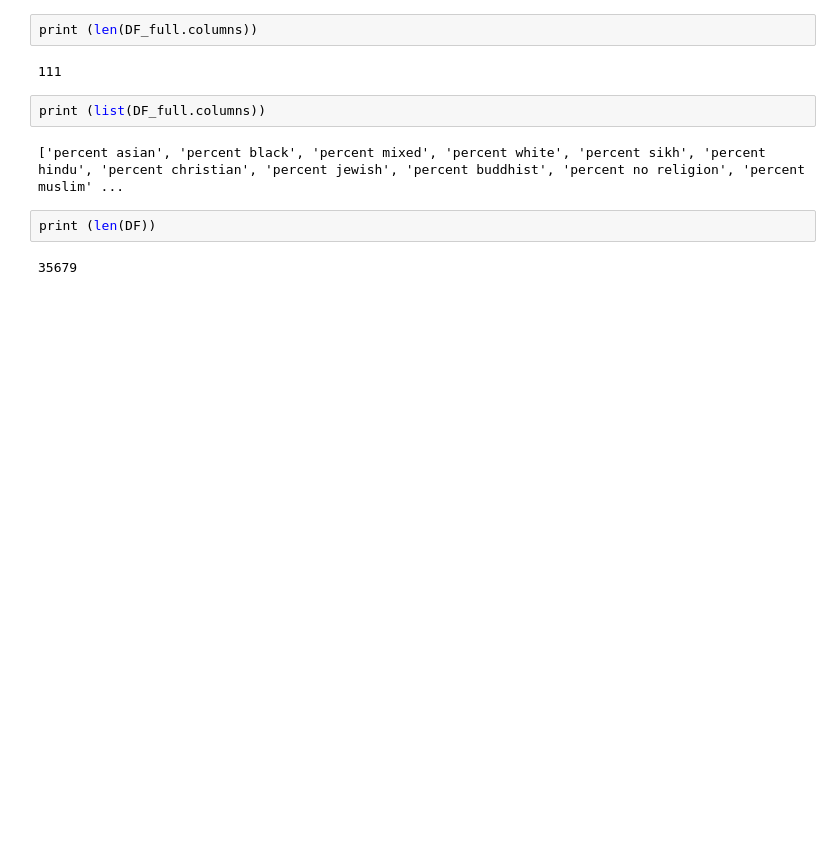
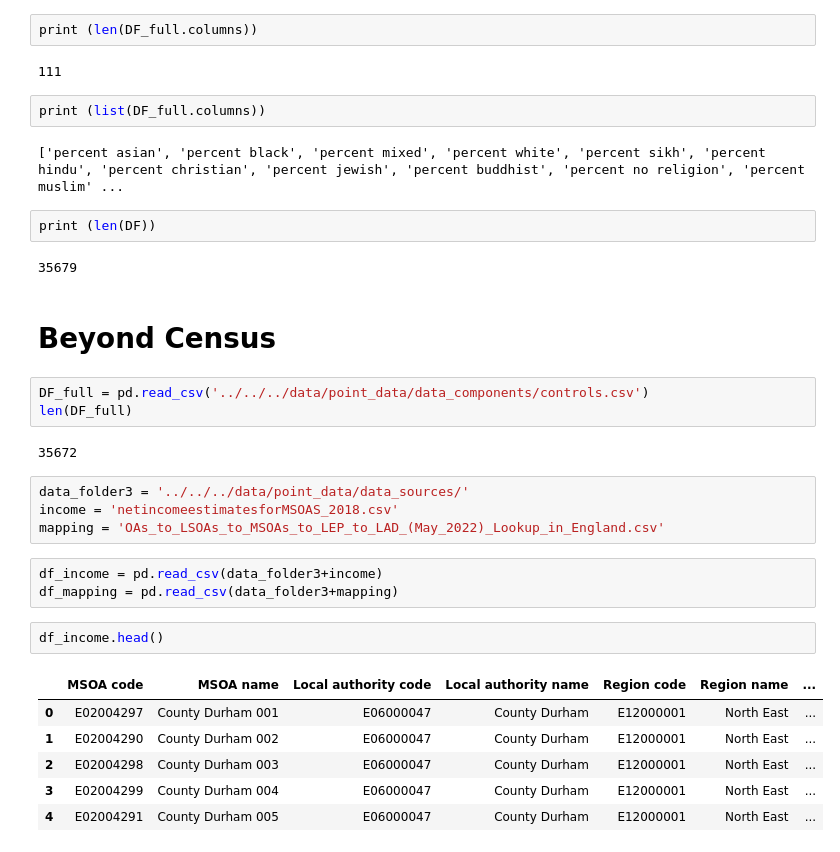
Before and after one commit to sanja7s/MedSat, a Jupyter notebook: code/collate_data/sociodemographic_data_parser/controls-full.ipynb, the cells around one changed output. Cells and saved outputs as stored; diff of their text form; blank space fills up the shorter version.

```diff
--- a/code/collate_data/sociodemographic_data_parser/controls-full.ipynb
+++ b/code/collate_data/sociodemographic_data_parser/controls-full.ipynb
@@ -702,3 +702,26 @@ print (list(DF_full.columns))
 print (len(DF))
 # %% [output]
 35679
+# %% [markdown]
+# Beyond Census
+# %%
+DF_full = pd.read_csv('../../../data/point_data/data_components/controls.csv')
+len(DF_full)
+# %% [output]
+35672
+# %%
+data_folder3 = '../../../data/point_data/data_sources/'
+income = 'netincomeestimatesforMSOAS_2018.csv'
+mapping = 'OAs_to_LSOAs_to_MSOAs_to_LEP_to_LAD_(May_2022)_Lookup_in_England.csv'
+# %%
+df_income = pd.read_csv(data_folder3+income)
+df_mapping = pd.read_csv(data_folder3+mapping)
+# %%
+df_income.head()
+# %% [output]
+|  | MSOA code | MSOA name | Local authority code | Local authority name | Region code | Region name | ... |
+| 0 | E02004297 | County Durham 001 | E06000047 | County Durham | E12000001 | North East | ... |
+| 1 | E02004290 | County Durham 002 | E06000047 | County Durham | E12000001 | North East | ... |
+| 2 | E02004298 | County Durham 003 | E06000047 | County Durham | E12000001 | North East | ... |
+| 3 | E02004299 | County Durham 004 | E06000047 | County Durham | E12000001 | North East | ... |
+| 4 | E02004291 | County Durham 005 | E06000047 | County Durham | E12000001 | North East | ... |
```
Also changed, not shown: parts of 10 cells of this notebook, 4 other files.
